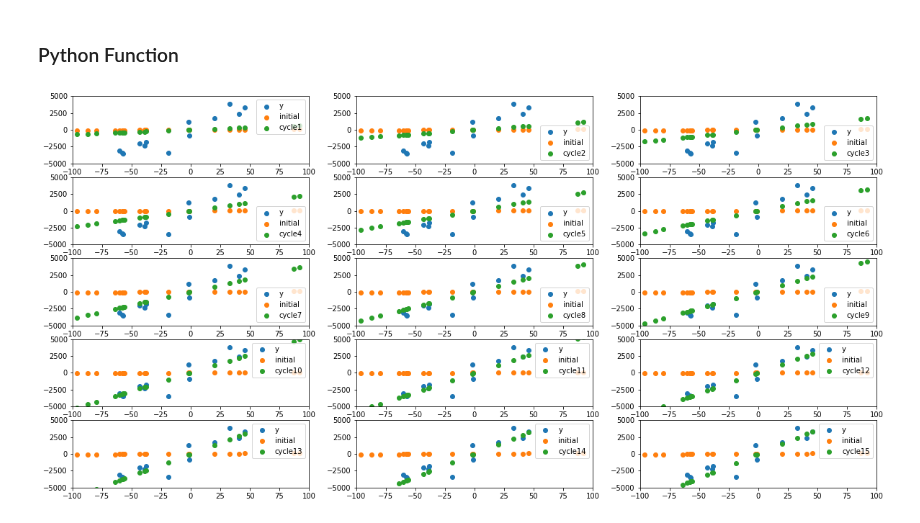
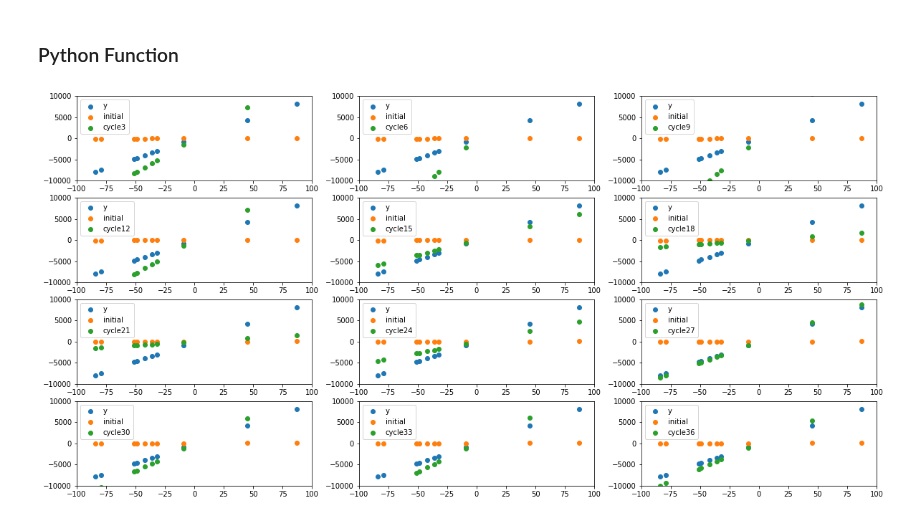
Before and after one commit to 1Paws7/blog, a Jupyter notebook: _notebooks/2020-06-11-GradientDescentforLinearRegression-P3.ipynb, the cells around one changed output. Saved outputs shown, nothing was run; the diff lists cells and outputs as text; code cells hidden in the pictures.

```diff
--- a/_notebooks/2020-06-11-GradientDescentforLinearRegression-P3.ipynb
+++ b/_notebooks/2020-06-11-GradientDescentforLinearRegression-P3.ipynb
@@ -36,13 +36,15 @@ import matplotlib.pyplot as plt
 import pandas as pd
 import numpy as np
 import math
+from IPython.display import clear_output
+from time import sleep
 
-xs = np.random.randint(-100,100,20)
-ys = xs * np.random.randint(-10,100) + np.random.randint(-2000,2000,20)
-alpha = 0.00001
+np.random.seed(43)
+xs = np.random.randint(-100,100,10)
+ys = xs * np.random.randint(-100,100) + np.random.randint(-50,50)# + np.random.randint(-200,200,50)
 cycles = 50
 
-def graph_gradient_descent(values,cycles, figures):
+def graph_gradient_descent(values,cycles, figures,step):
     plt.figure(figsize=(20,10))
     cols = 3
     rows = math.ceil(figures/3)
@@ -51,10 +53,10 @@ def graph_gradient_descent(values,cycles, figures):
         plt.subplot(rows,cols,x)
         plt.scatter(values['x'],values['y'])
         plt.scatter(values['x'],values['cycle0'])
-        plt.scatter(values['x'],values['cycle'+str(x)])
-        labels = ['y','initial','cycle'+str(x)]
+        plt.scatter(values['x'],values['cycle'+str(x*step)])
+        labels = ['y','initial','cycle'+str(x*step)]
         plt.legend(labels)
-        plt.ylim(-5000,5000)
+        plt.ylim(-10000,10000)
         plt.xlim(-100,100)
 # %% [markdown]
 # Basic Gradient Descent
@@ -82,6 +84,8 @@ Really logically speaking, what else can you do?  These are the only values that
 # %% [markdown]
 ### Python Function
 # %%
+alpha = 0.00005
+
 def gradient_descent(xs,ys,alpha,cycles):
     n = len(xs)
     adj_alpha = (1/n)*alpha
@@ -114,5 +118,5 @@ def gradient_descent(xs,ys,alpha,cycles):
 
 weights, values = gradient_descent(xs,ys,alpha,cycles)
 
-graph_gradient_descent(values,cycles,15)
+graph_gradient_descent(values,cycles,12,2)
 # %% [output]
@@ -145,7 +149,9 @@ $PathValue_b = (\beta)(PathValue_{b_{previous}}) + (1 - \beta)(y_{pred}-y_{obs})
 # %% [markdown]
 ### Python Function
 # %%
+alpha = 0.0001
 beta = 0.9
+
 def gradient_descent_momentum(xs,ys,alpha,cycles,beta):
     n = len(xs)
     adj_alpha = (1/n)*alpha
@@ -155,32 +161,32 @@ def gradient_descent_momentum(xs,ys,alpha,cycles,beta):
     values['cycle0'] = weights['cycle0'].m*values['x'] + weights['cycle0'].b
 
     for cycle in range(1,cycles+1):
         p_cycle_name = 'cycle'+str(cycle-1)
         c_cycle_name = 'cycle'+str(cycle)
 
         path_value_b = sum(values[p_cycle_name]-values['y'])
         path_value_m = sum(path_value_b * values['x'])
 
         if cycle > 1:
             path_value_b = (beta) * weights[p_cycle_name].pvb + (1-beta) * path_value_b
             path_value_m = (beta) * weights[p_cycle_name].pvm + (1-beta) * path_value_m
 
         new_m = weights[p_cycle_name].m - path_value_m * adj_alpha
         new_b = weights[p_cycle_name].b - path_value_b * adj_alpha
 
         weights[c_cycle_name] = [new_m,
                                 new_b,
                                 path_value_m,
                                 path_value_b]
 
         y_pred = weights[c_cycle_name].m*values['x'] + weights[c_cycle_name].b
 
         values[c_cycle_name] = y_pred
 
     return weights,values
 
 weights, values = gradient_descent_momentum(xs,ys,alpha,cycles,beta)
 
-graph_gradient_descent(values,cycles,15)
+graph_gradient_descent(values,cycles,12,3)
 # %% [output]
-[figure, old version]
+[figure, new version]
```
Also changed, not shown: parts of 7 cells of this notebook.
